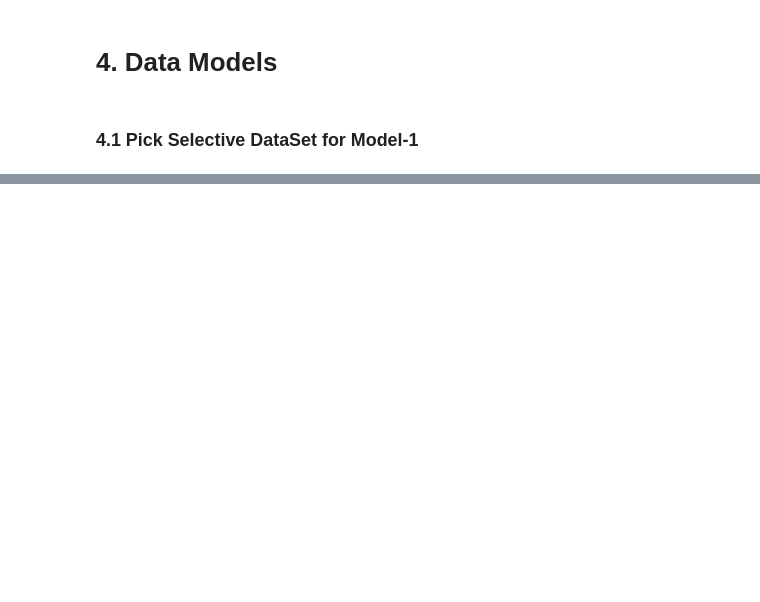
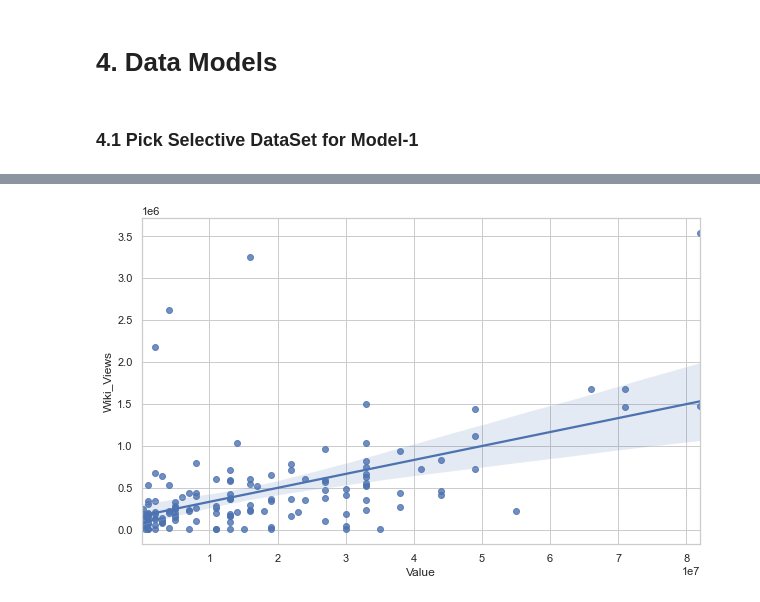
Before and after one commit to anubhavpar/Project_2, a Jupyter notebook: fbref.ipynb, the cells around one changed output, grey strips where cells are left out. Saved outputs shown, nothing was run; the diff lists cells and outputs as text; code cells hidden in the pictures; blank space fills up the shorter version.

```diff
--- a/fbref.ipynb
+++ b/fbref.ipynb
@@ -502,0 +693,7 @@ Players_Dataset[(Players_Dataset.Team == 'Chelsea')]
+# %%
+plt.figure(figsize=(10,6))
+sns.regplot(x="Value",y="Wiki_Views",data=Players_Dataset_df_clean)
+plt.savefig('Wiki_Views.png', dpi=300, bbox_inches='tight')
+plt.show()
+# %% [output]
+[figure, added]
```
Also changed, not shown: parts of 170 cells of this notebook.
